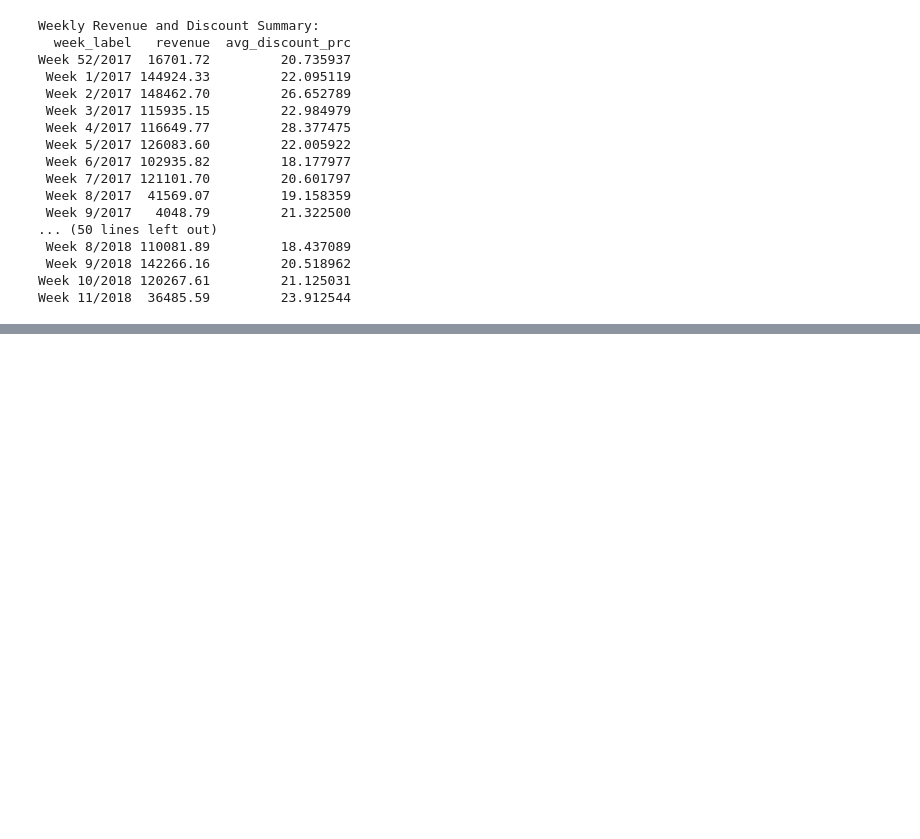
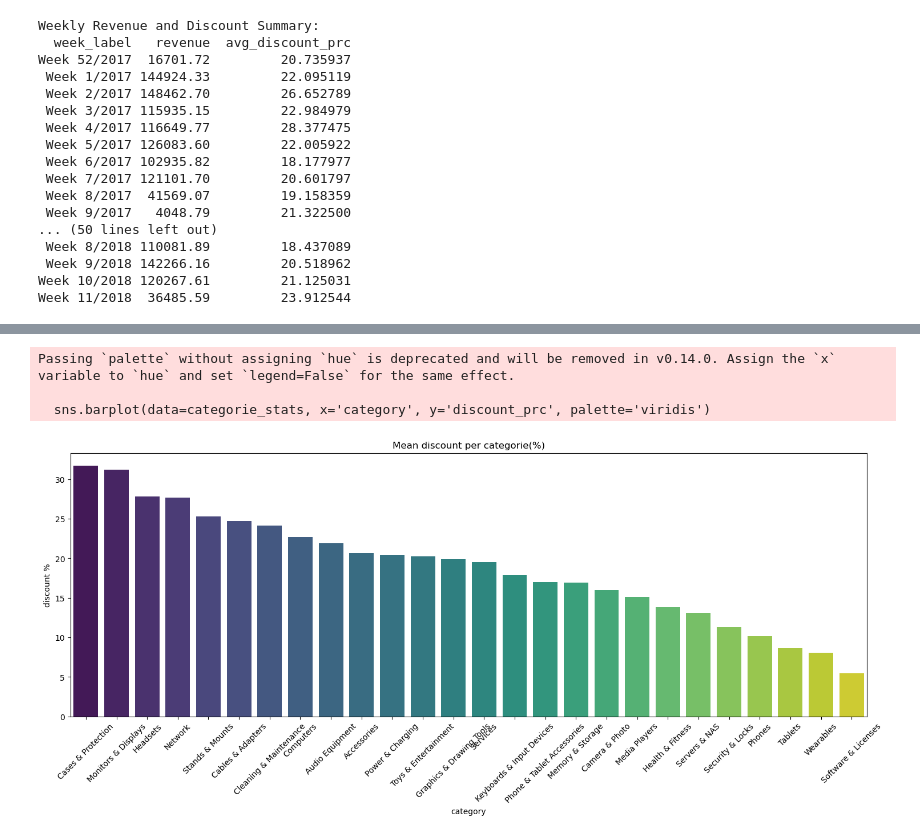
Before and after one commit to Cooljoe67/eniac_data_cleaning, a Jupyter notebook: dataanalysis_group_solution.ipynb, the cells around one changed output, grey strips where cells are left out. Saved outputs shown, nothing was run; the diff lists cells and outputs as text; code cells hidden in the pictures; blank space fills up the shorter version.

```diff
--- a/dataanalysis_group_solution.ipynb
+++ b/dataanalysis_group_solution.ipynb
@@ -725,0 +795,7 @@ Week 11/2018  36485.59         24.993519
+# %%
+# Aggregation mean discount per category
+categorie_stats = ol_merge_o_cat_df .groupby('category').agg({
+    'discount_prc': 'mean',    # How much % discount on average?
+    'total_paid': 'sum',       # How much revenue per category generated?
+    'product_quantity': 'sum'  # How many units sold?
+}).reset_index().sort_values(by='discount_prc', ascending=False)
@@ -725,0 +822,12 @@ Week 11/2018  36485.59         24.993519
+# %%
+plt.figure(figsize=(18, 6))
+sns.barplot(data=categorie_stats, x='category', y='discount_prc', palette='viridis')
+plt.title('Mean discount per categorie(%)')
+plt.ylabel('discount %')
+plt.xticks(rotation=45)
+plt.show()
+# %% [output]
+Passing `palette` without assigning `hue` is deprecated and will be removed in v0.14.0. Assign the `x` variable to `hue` and set `legend=False` for the same effect.
+
+  sns.barplot(data=categorie_stats, x='category', y='discount_prc', palette='viridis')
+[figure, added]
```
Also changed, not shown: parts of 17 cells of this notebook, 1 other file.
